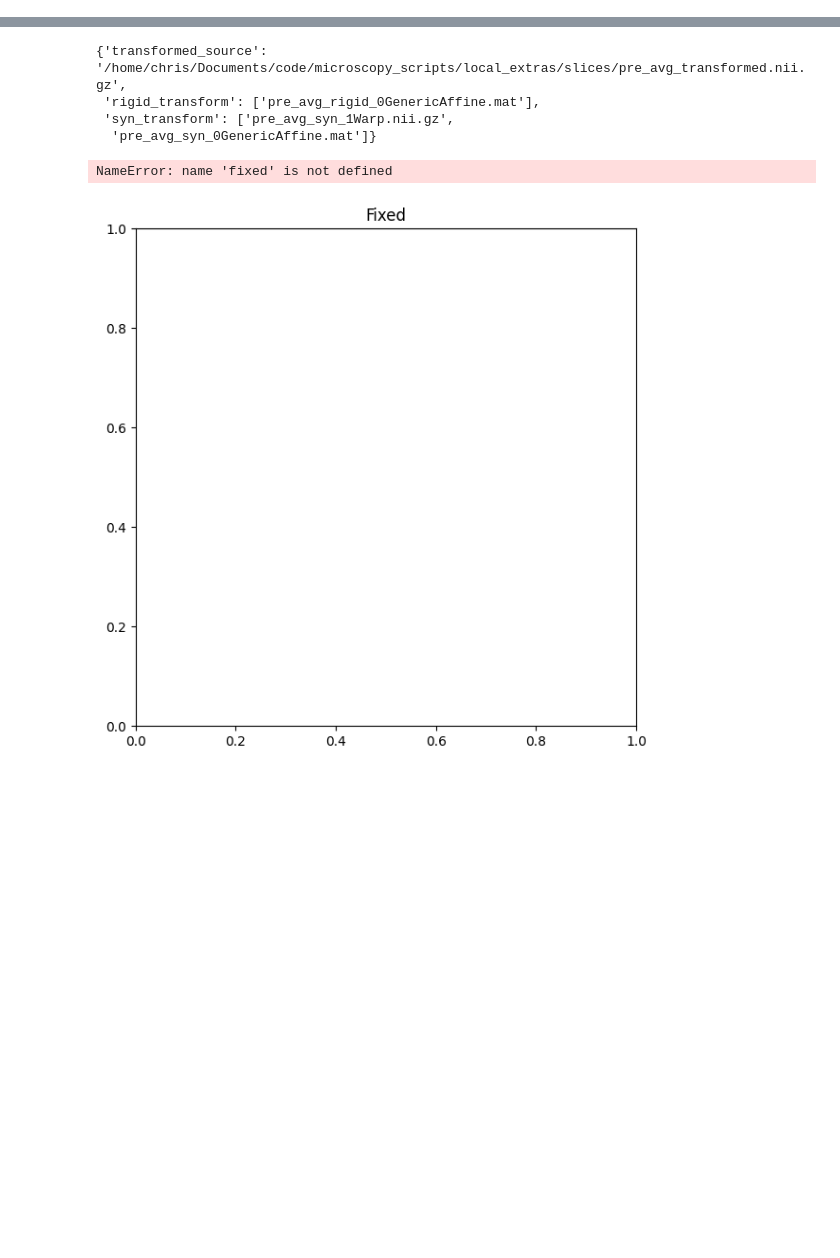
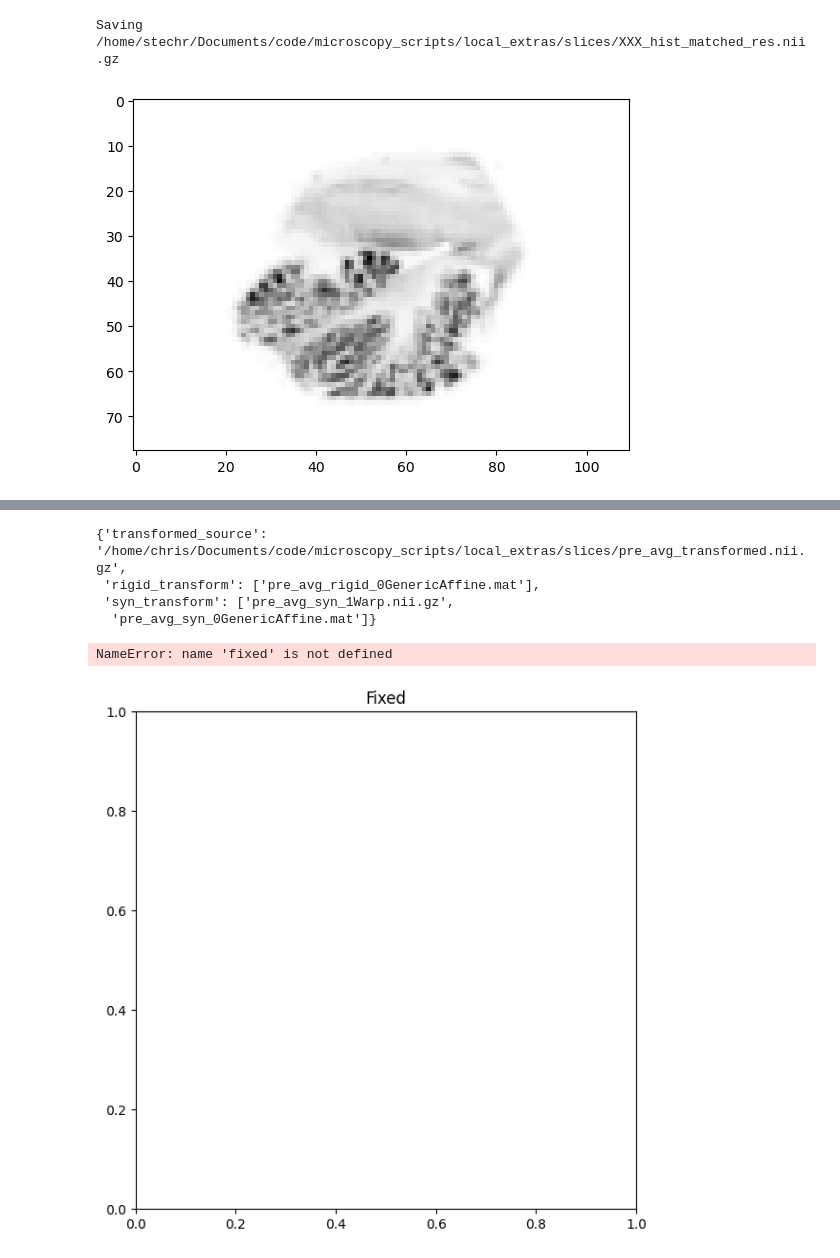
Before and after one commit to neuralabc/microscopy_scripts, a Jupyter notebook: scripts/2025_03_Slice_Interp_reg_testing.ipynb, the cells around one changed output, grey strips where cells are left out. Cells and saved outputs as stored; diff of their text form; code cells hidden in the pictures; blank space fills up the shorter version.

```diff
--- a/scripts/2025_03_Slice_Interp_reg_testing.ipynb
+++ b/scripts/2025_03_Slice_Interp_reg_testing.ipynb
@@ -352,0 +349,15 @@ Temporary files for slice interpolation were saved in: /tmp/intermediate_slice_y
+# %%
+from skimage.exposure import match_histograms
+res_matched = res.copy()
+m = res_matched>0
+res_vec = res[m]
+pre_vec = pre[m]
+post_vec = post[m]
+# Match current slice to the average of its neighbors
+matched = match_histograms(res_vec, (pre_vec + post_vec) / 2)
+res_matched[m] = matched
+plt.imshow(res_matched,alpha=1,cmap='Greys')
+save_volume(join(in_dir,'XXX_hist_matched_res.nii.gz'),nibabel.Nifti1Image(res_matched,affine=nibabel.load(pre_img).affine,header=nibabel.load(pre_img).header))
+# %% [output]
+Saving /home/stechr/Documents/code/microscopy_scripts/local_extras/slices/XXX_hist_matched_res.nii.gz
+[figure, added]
```
Also changed, not shown: parts of 7 cells of this notebook.
